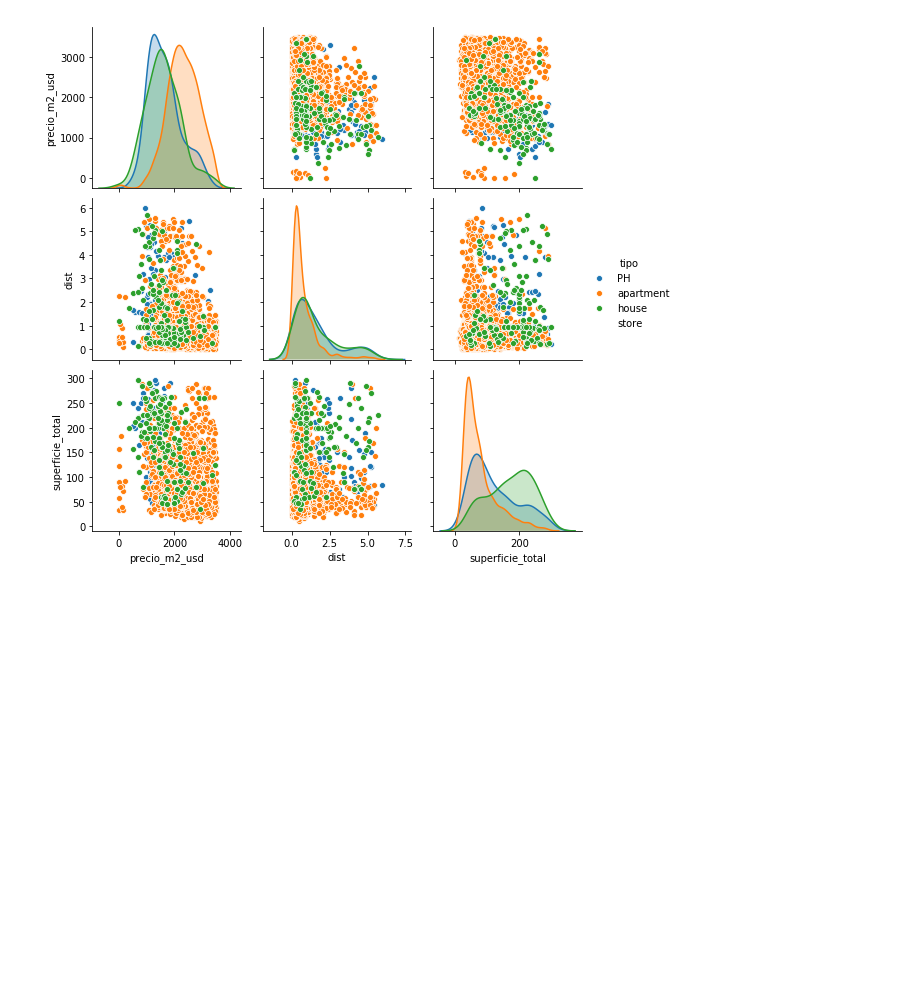
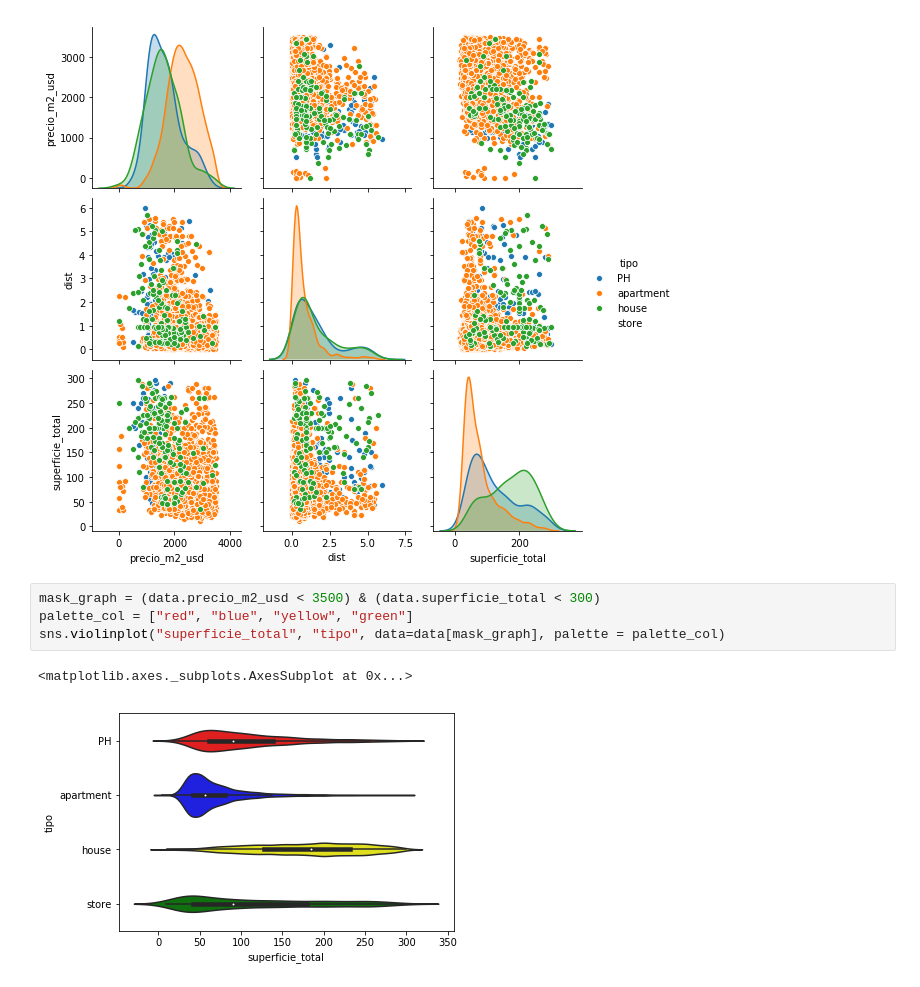
Before and after one commit to DH-DSBLEND-0420-grupo3/desafio-1, a Jupyter notebook: clean.ipynb, the cells around one changed output. Drawn from its saved outputs; the diff is of its cells as text; blank space fills up the shorter version.

```diff
--- a/clean.ipynb
+++ b/clean.ipynb
@@ -634,3 +634,10 @@ mask_graph = (data2.precio_m2_usd < 3500) & (data2.superficie_total < 300) & (da
 sns.pairplot(data2[mask_graph], vars = ['precio_m2_usd','dist','superficie_total'], hue='tipo',height=2.5);
 # %% [output]
 [figure]
+# %%
+mask_graph = (data.precio_m2_usd < 3500) & (data.superficie_total < 300)
+palette_col = ["red", "blue", "yellow", "green"]
+sns.violinplot("superficie_total", "tipo", data=data[mask_graph], palette = palette_col)
+# %% [output]
+<matplotlib.axes._subplots.AxesSubplot at 0x...>
+[figure, added]
```
Also changed, not shown: parts of 8 cells of this notebook.
